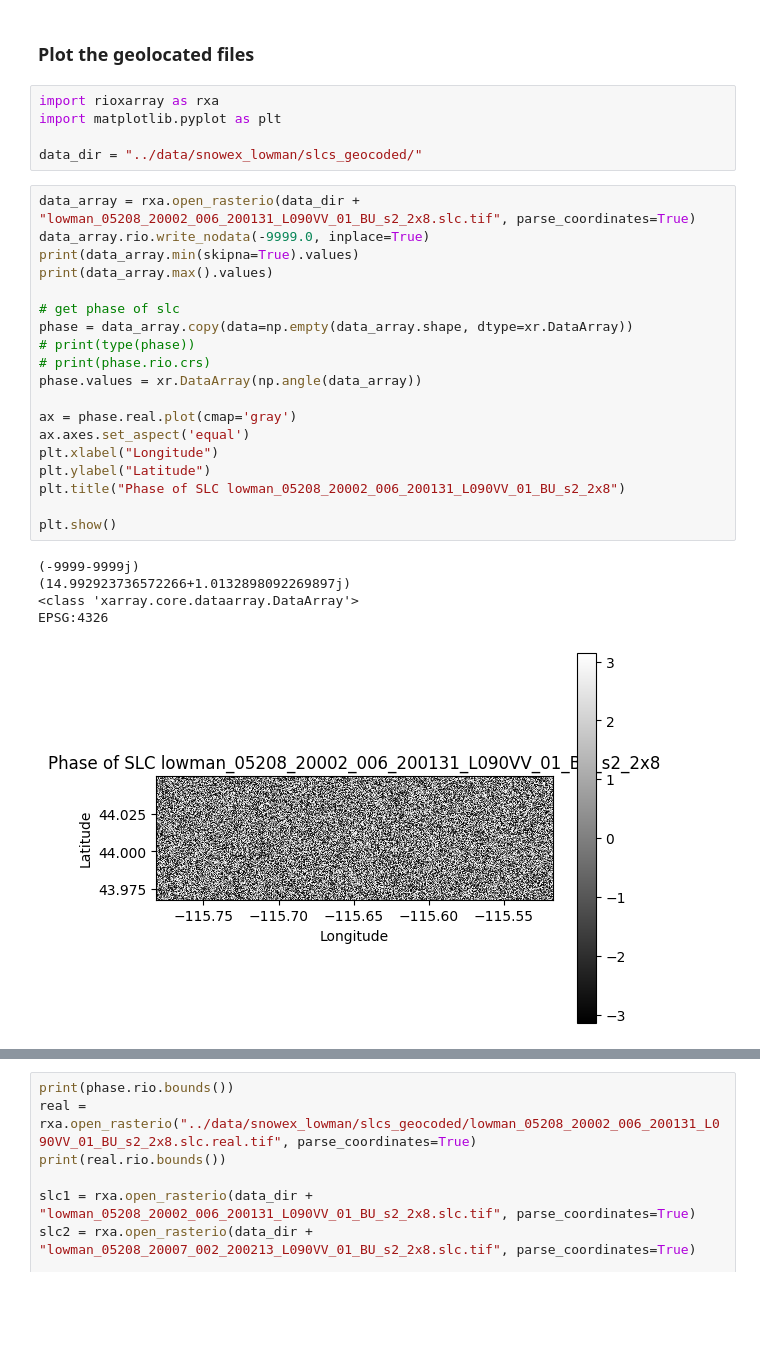
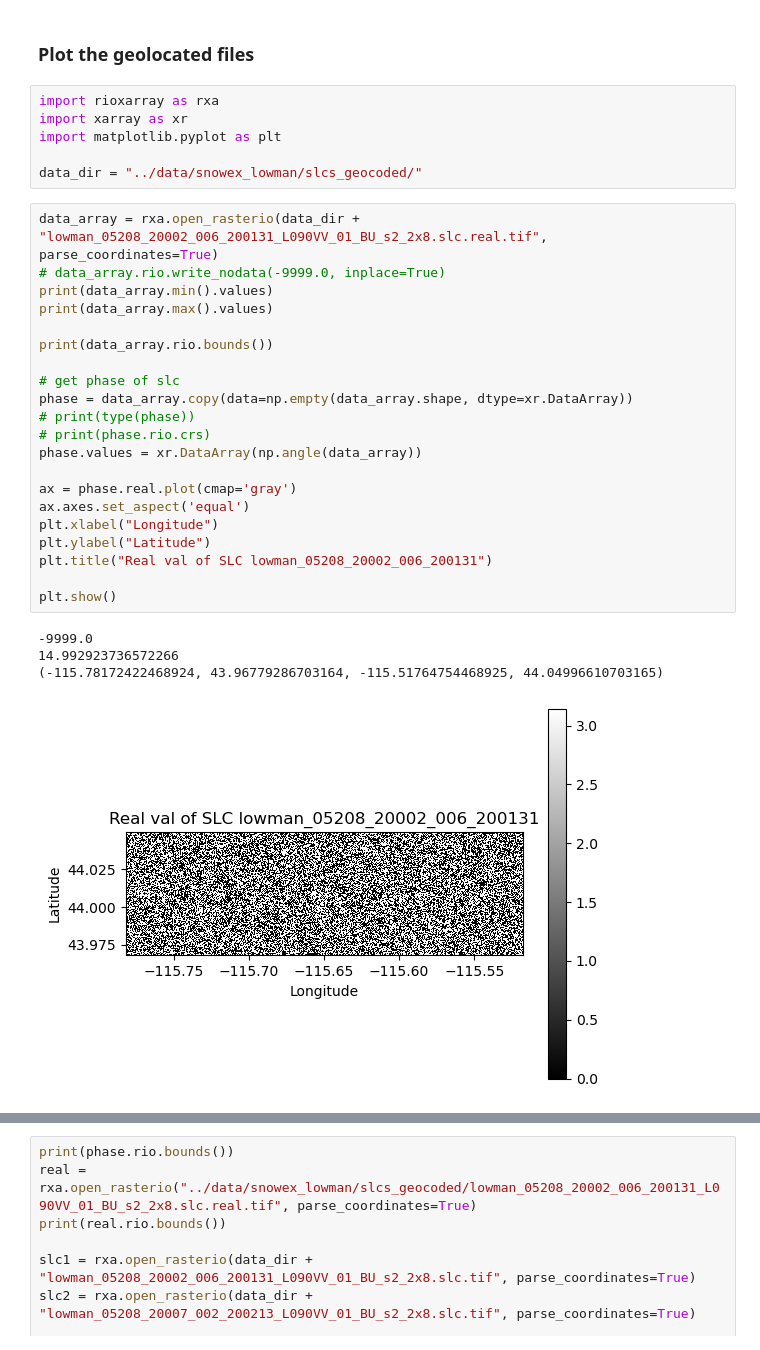
Before and after one commit to julober/snowex_uavsar_coherence, a Jupyter notebook: notebooks/geocoding.ipynb, the cells around one changed output, grey strips where cells are left out. Drawn from its saved outputs; the diff is of its cells as text; blank space fills up the shorter version.

Commit message:
plot llh file to check coords

```diff
--- a/notebooks/geocoding.ipynb
+++ b/notebooks/geocoding.ipynb
@@ -109,34 +122,36 @@ Creating SLC lowman_23205_21021_006_210322_L090VV_01_BC_s2_2x8.slc.tif
 ### Plot the geolocated files
 # %%
 import rioxarray as rxa
+import xarray as xr
 import matplotlib.pyplot as plt
 
 data_dir = "../data/snowex_lowman/slcs_geocoded/"
 # %%
-data_array = rxa.open_rasterio(data_dir + "lowman_05208_20002_006_200131_L090VV_01_BU_s2_2x8.slc.tif", parse_coordinates=True)
-data_array.rio.write_nodata(-9999.0, inplace=True)
-print(data_array.min(skipna=True).values)
+data_array = rxa.open_rasterio(data_dir + "lowman_05208_20002_006_200131_L090VV_01_BU_s2_2x8.slc.real.tif", parse_coordinates=True)
+# data_array.rio.write_nodata(-9999.0, inplace=True)
+print(data_array.min().values)
 print(data_array.max().values)
+
+print(data_array.rio.bounds())
 
 # get phase of slc
 phase = data_array.copy(data=np.empty(data_array.shape, dtype=xr.DataArray))
 # print(type(phase))
 # print(phase.rio.crs)
 phase.values = xr.DataArray(np.angle(data_array))
 
 ax = phase.real.plot(cmap='gray')
 ax.axes.set_aspect('equal')
 plt.xlabel("Longitude")
 plt.ylabel("Latitude")
-plt.title("Phase of SLC lowman_05208_20002_006_200131_L090VV_01_BU_s2_2x8")
+plt.title("Real val of SLC lowman_05208_20002_006_200131")
 
 plt.show()
 # %% [output]
-(-9999-9999j)
-(14.992923736572266+1.0132898092269897j)
-<class 'xarray.core.dataarray.DataArray'>
-EPSG:4326
+-9999.0
+14.992923736572266
+(-115.78172422468924, 43.96779286703164, -115.51764754468925, 44.04996610703165)
-[figure, old version]
+[figure, new version]
 # %%
 from scipy.signal import convolve2d
 def calc_coherence_unweighted1(img1, img2, window=13) :
```
Also changed, not shown: parts of 6 cells of this notebook.
